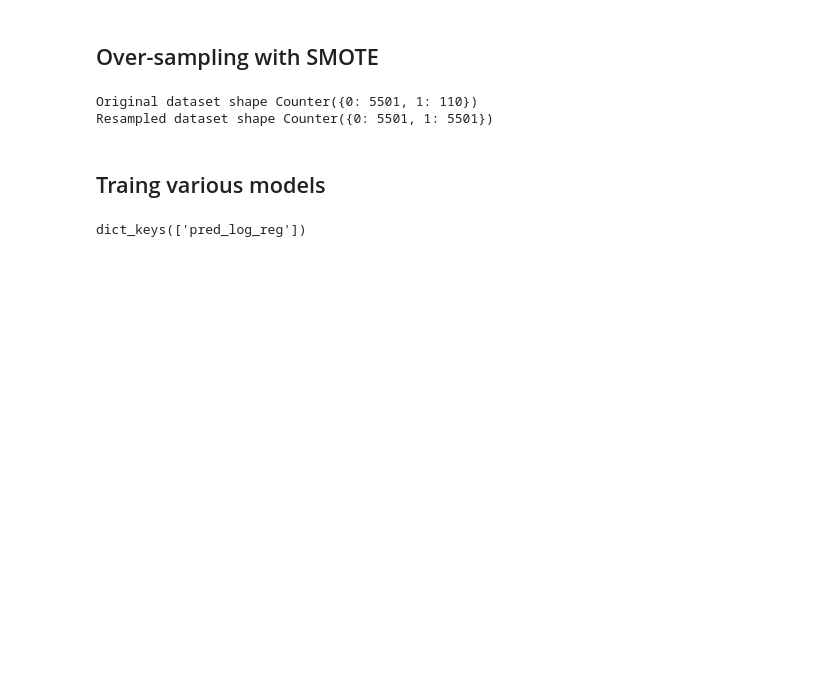
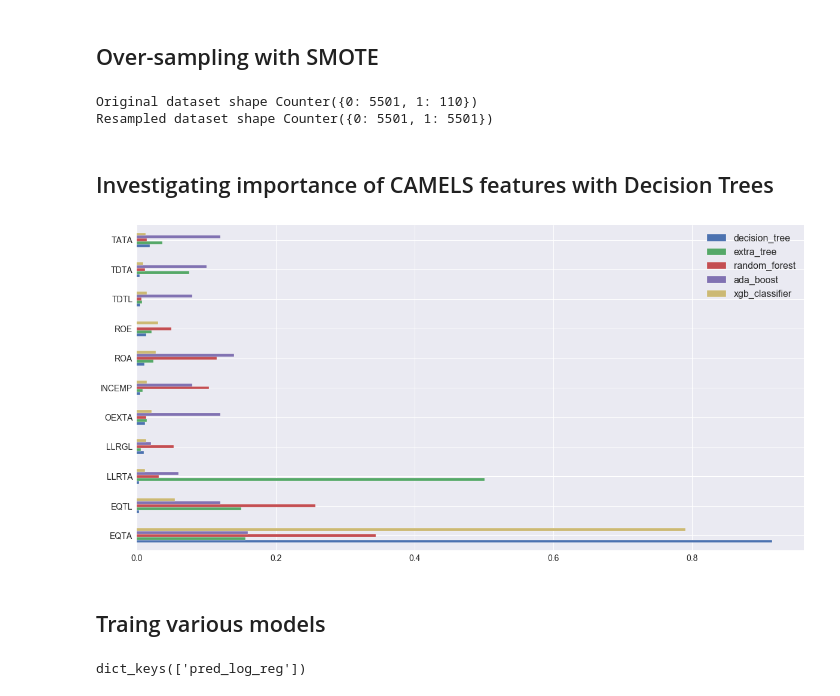
Before and after one commit to allaccountstaken/predicting_bank_distress, a Jupyter notebook: basic_model.ipynb, the cells around one changed output. Saved outputs shown, nothing was run; the diff lists cells and outputs as text; code cells hidden in the pictures; blank space fills up the shorter version.

Commit message:
feature importance from trees

```diff
--- a/basic_model.ipynb
+++ b/basic_model.ipynb
@@ -142,6 +148,33 @@ print('Resampled dataset shape %s' % Counter(y_train_res))
 # %% [output]
 Original dataset shape Counter({0: 5501, 1: 110})
 Resampled dataset shape Counter({0: 5501, 1: 5501})
+# %% [markdown]
+## Investigating importance of CAMELS features with Decision Trees
+# %%
+classifiers = {'decision_tree' : DecisionTreeClassifier(),
+         'extra_tree' : ExtraTreeClassifier(),
+         'random_forest' : RandomForestClassifier(n_estimators=100),
+         'ada_boost' : AdaBoostClassifier(),
+         'xgb_classifier' : XGBClassifier()}
+
+features_from_classifiers = []
+for classifier in classifiers:
+    features_from_classifiers.append(classifiers[classifier].fit(X_train_std_res, y_train_res).feature_importances_)
+# %%
+
+
+
+
+
+# TODO: add human readble CAMELS risk dimensions nammes'
+
+features_df = pd.DataFrame(features_from_classifiers, classifiers,
+                           columns=camel_model_set.drop(columns=['AsOfDate', 'Target']).columns)
+features_df.T.plot(kind='barh', figsize=(20, 10), fontsize=14)
+plt.legend(fontsize=16)
+plt.show()
+# %% [output]
+[figure, added]
 # %% [markdown]
 ## Traing various models
 # %%
```
Also changed, not shown: parts of 4 cells of this notebook, 5 other files.
